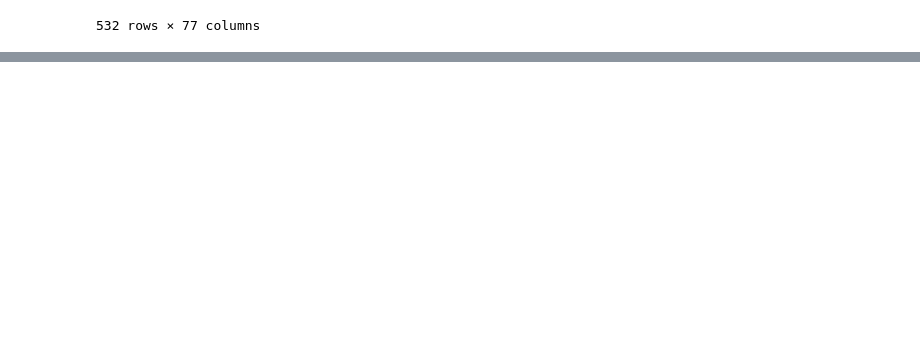
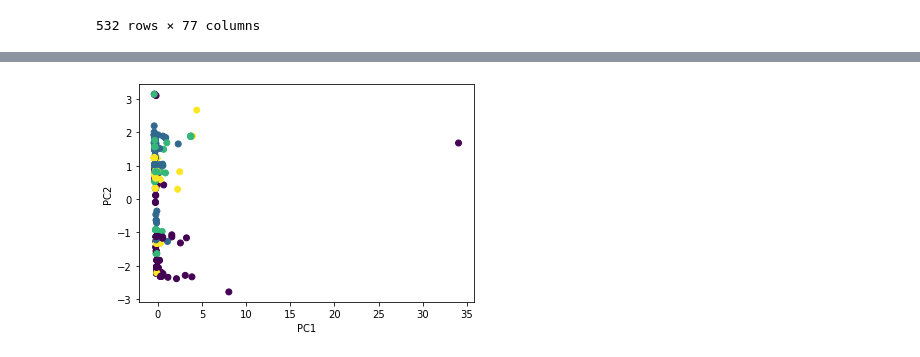
Before and after one commit to uldom/Cryptocurrency_Clusters, a Jupyter notebook: Cryptocurrency.ipynb, the cells around one changed output, grey strips where cells are left out. Drawn from its saved outputs; the diff is of its cells as text; code cells hidden in the pictures; blank space fills up the shorter version.

```diff
--- a/Cryptocurrency.ipynb
+++ b/Cryptocurrency.ipynb
@@ -367,3 +447,13 @@ df_data_pca
+# %%
+def show_clusters(df):
+    plt.scatter(df[0], df[1], c=df['class'])
+    plt.xlabel('PC1')
+    plt.ylabel('PC2')
+    plt.show()
+# %%
+show_clusters(df_data_pca)
+# %% [output]
+[figure, added]
 # %%
 import plotly.express as px
 fig = px.scatter_3d(
```
Also changed, not shown: parts of 9 cells of this notebook.
